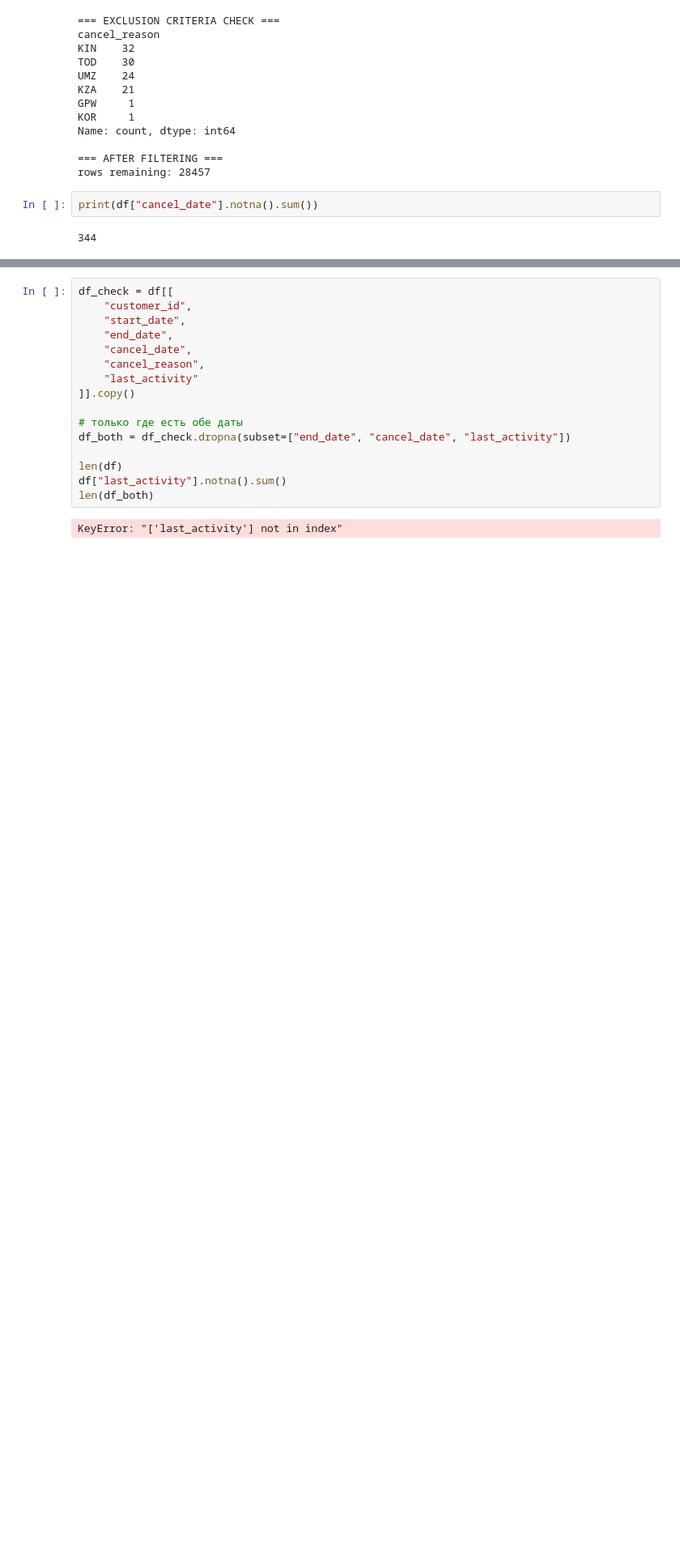
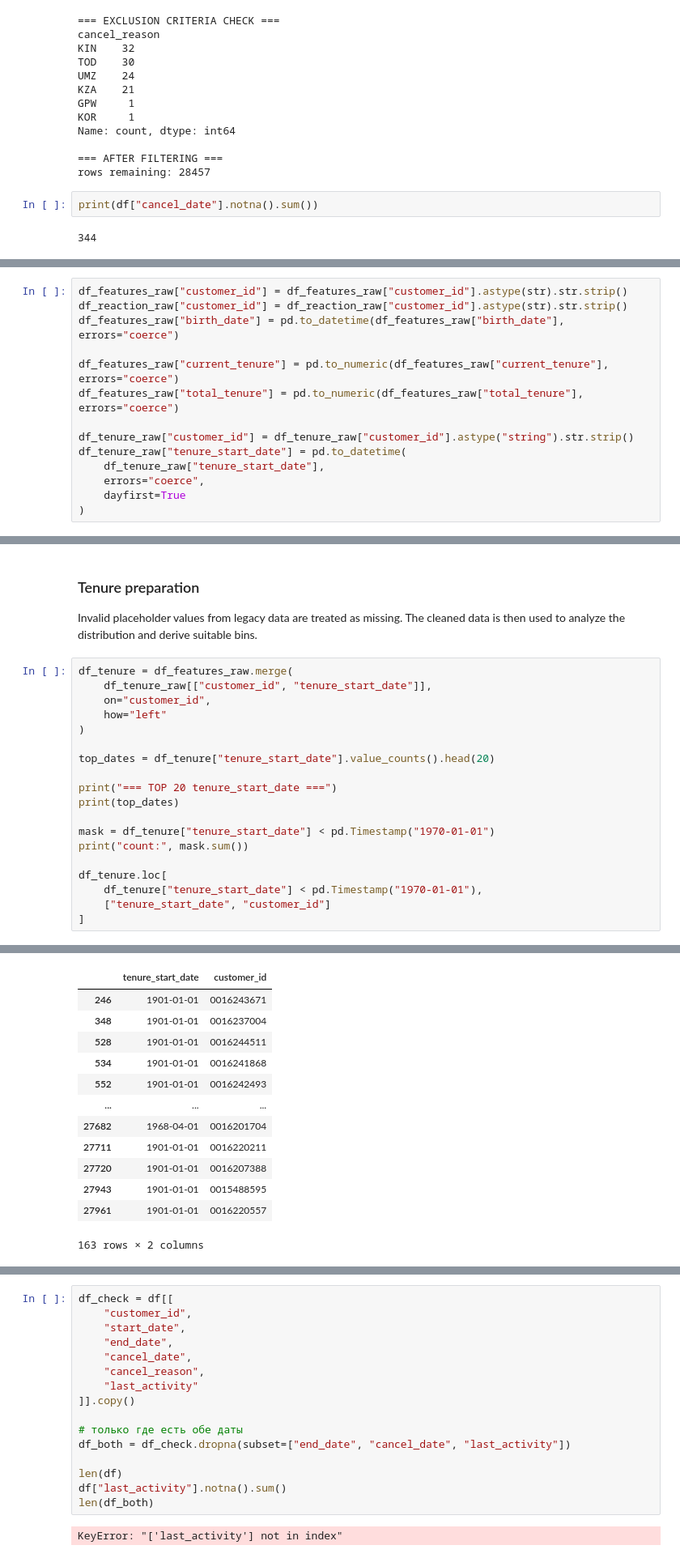
Before and after one commit to DariaL-git/Bachelorarbeit, a Jupyter notebook: modell/data_preparation.ipynb, the cells around one changed output, grey strips where cells are left out. Shown at 81% size. Saved outputs shown, nothing was run; the diff lists cells and outputs as text; blank space fills up the shorter version.

```diff
--- a/modell/data_preparation.ipynb
+++ b/modell/data_preparation.ipynb
@@ -299,0 +463,14 @@ as well as integrated sources such as Salesforce and SAP.
+# %%
+df_features_raw["customer_id"] = df_features_raw["customer_id"].astype(str).str.strip()
+df_reaction_raw["customer_id"] = df_reaction_raw["customer_id"].astype(str).str.strip()
+df_features_raw["birth_date"] = pd.to_datetime(df_features_raw["birth_date"], errors="coerce")
+
+df_features_raw["current_tenure"] = pd.to_numeric(df_features_raw["current_tenure"], errors="coerce")
+df_features_raw["total_tenure"] = pd.to_numeric(df_features_raw["total_tenure"], errors="coerce")
+
+df_tenure_raw["customer_id"] = df_tenure_raw["customer_id"].astype("string").str.strip()
+df_tenure_raw["tenure_start_date"] = pd.to_datetime(
+    df_tenure_raw["tenure_start_date"],
+    errors="coerce",
+    dayfirst=True
+)
@@ -299,0 +503,24 @@ as well as integrated sources such as Salesforce and SAP.
+# %% [markdown]
+### Tenure preparation
+
+Invalid placeholder values from legacy data are treated as missing. The cleaned data is then used to analyze the distribution and derive suitable bins.
+# %%
+df_tenure = df_features_raw.merge(
+    df_tenure_raw[["customer_id", "tenure_start_date"]],
+    on="customer_id",
+    how="left"
+)
+
+top_dates = df_tenure["tenure_start_date"].value_counts().head(20)
+
+print("=== TOP 20 tenure_start_date ===")
+print(top_dates)
+
+mask = df_tenure["tenure_start_date"] < pd.Timestamp("1970-01-01")
+print("count:", mask.sum())
+
+df_tenure.loc[
+    df_tenure["tenure_start_date"] < pd.Timestamp("1970-01-01"),
+    ["tenure_start_date", "customer_id"]
+]
+# %% [output]
@@ -299,0 +544,13 @@ as well as integrated sources such as Salesforce and SAP.
+|  | tenure_start_date | customer_id |
+| 246 | 1901-01-01 | 0016243671 |
+| 348 | 1901-01-01 | 0016237004 |
+| 528 | 1901-01-01 | 0016244511 |
+| 534 | 1901-01-01 | 0016241868 |
+| 552 | 1901-01-01 | 0016242493 |
+| ... | ... | ... |
+| 27682 | 1968-04-01 | 0016201704 |
+| 27711 | 1901-01-01 | 0016220211 |
+| 27720 | 1901-01-01 | 0016207388 |
+| 27943 | 1901-01-01 | 0015488595 |
+| 27961 | 1901-01-01 | 0016220557 |
+163 rows × 2 columns
```
Also changed, not shown: parts of 67 cells of this notebook, 2 other files.
